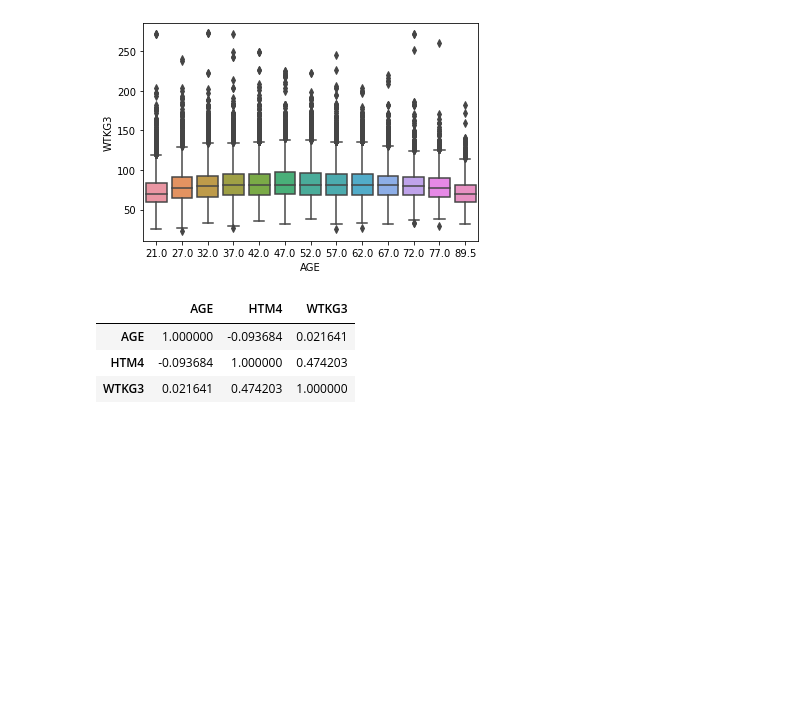
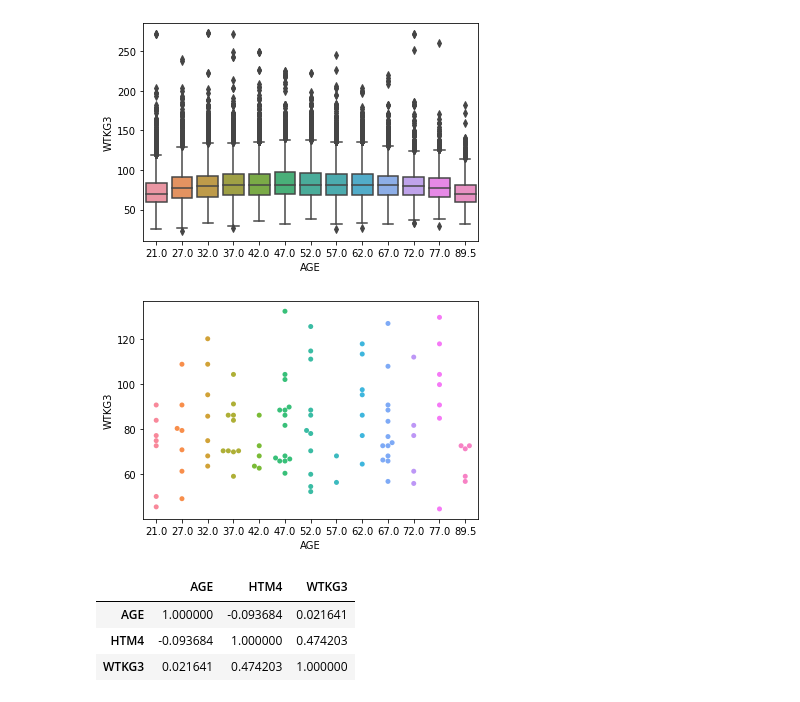
Before and after one commit to rmarinplana/personalProjects, a Jupyter notebook: EDA/EDA_study.ipynb, the cells around one changed output. Drawn from its saved outputs; the diff is of its cells as text; code cells hidden in the pictures; blank space fills up the shorter version.

Commit message:
Add swarmplot

```diff
--- a/EDA/EDA_study.ipynb
+++ b/EDA/EDA_study.ipynb
@@ -152,7 +152,7 @@ sns.kdeplot(df["birth_weight"])
 <AxesSubplot:xlabel='birth_weight', ylabel='Density'>
 [figure]
 # %%
-df1 = pd.read_hdf("datasets/brfss.hdf5")
+df1 = pd.read_hdf("../datasets/brfss.hdf5")
 # %%
 df1.shape
 # %% [output]
@@ -234,6 +234,12 @@ sns.boxplot(x="AGE", y="WTKG3", data=data)
 plt.show()
 # %% [output]
 [figure]
+# %%
+# swarm plot (good for fewer datapoints)
+sns.swarmplot(x="AGE", y="WTKG3", data=data.head(100))
+plt.show()
+# %% [output]
+[figure, added]
 # %%
 # correlation
 df1[["AGE", "HTM4", "WTKG3"]].corr()
```
Also changed, not shown: parts of 2 cells of this notebook.
